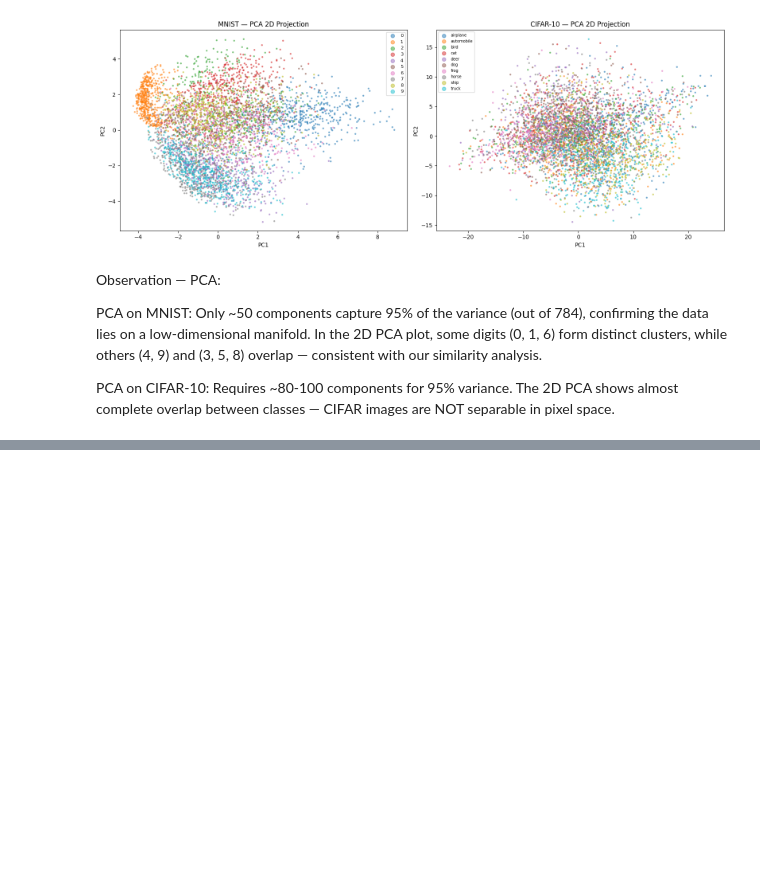
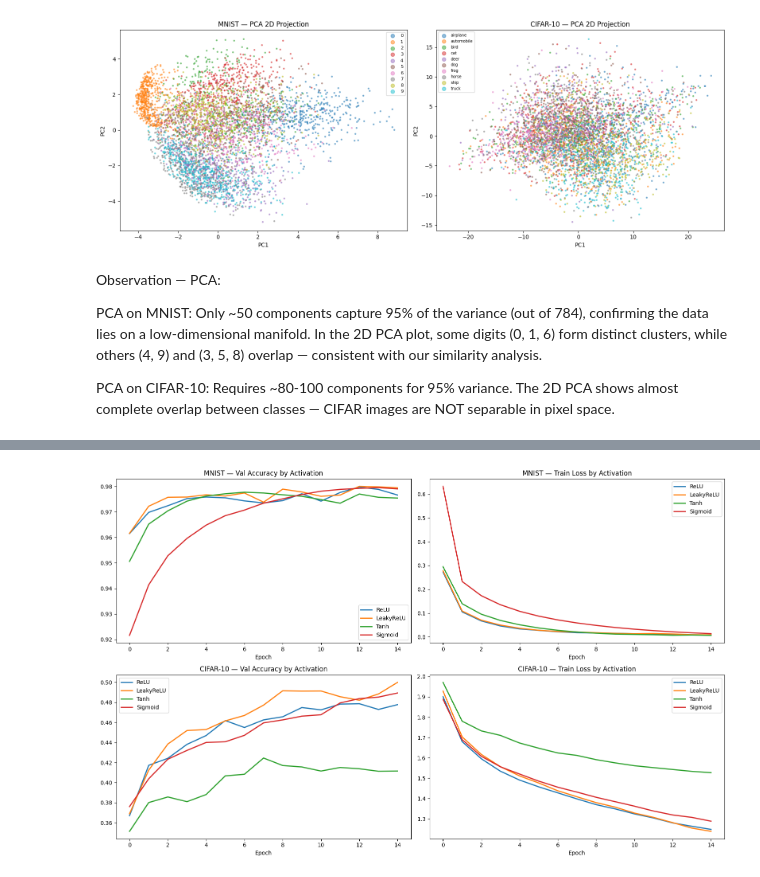
Before and after one commit to srujannayak45/DL-LAB-ASSIGNMENT, a Jupyter notebook: DL_ASSIGNMENT.ipynb, the cells around one changed output, grey strips where cells are left out. Cells and saved outputs as stored; diff of their text form; code cells hidden in the pictures; blank space fills up the shorter version.

```diff
--- a/DL_ASSIGNMENT.ipynb
+++ b/DL_ASSIGNMENT.ipynb
@@ -1878,0 +2160,23 @@ PCA on CIFAR-10: Requires ~80-100 components for 95% variance. The 2D PCA shows
+# %%
+# ---- Plot ----
+fig, axes = plt.subplots(2, 2, figsize=(16, 10))
+
+for name, h in act_results_mnist.items():
+    axes[0, 0].plot(h["val_accuracy"], label=name, linewidth=2)
+    axes[0, 1].plot(h["loss"], label=name, linewidth=2)
+axes[0, 0].set_title("MNIST — Val Accuracy by Activation"); axes[0, 0].legend()
+axes[0, 1].set_title("MNIST — Train Loss by Activation"); axes[0, 1].legend()
+
+for name, h in act_results_cifar.items():
+    axes[1, 0].plot(h["val_accuracy"], label=name, linewidth=2)
+    axes[1, 1].plot(h["loss"], label=name, linewidth=2)
+axes[1, 0].set_title("CIFAR-10 — Val Accuracy by Activation"); axes[1, 0].legend()
+axes[1, 1].set_title("CIFAR-10 — Train Loss by Activation"); axes[1, 1].legend()
+
+for ax in axes.flatten():
+    ax.set_xlabel("Epoch")
+
+plt.tight_layout()
+plt.show()
+# %% [output]
+[figure, added]
```
Also changed, not shown: parts of 9 cells of this notebook, 1 other file.
